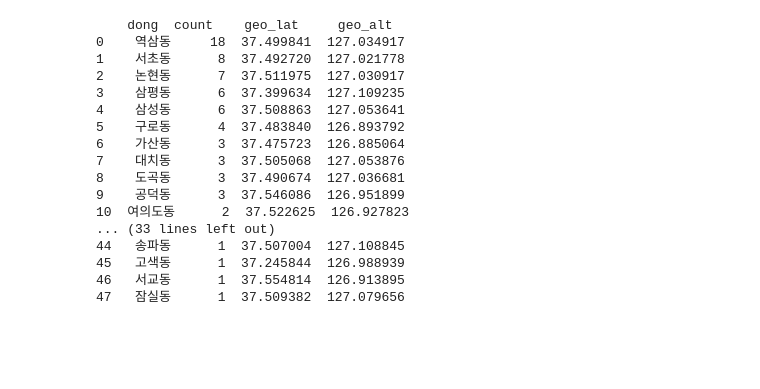
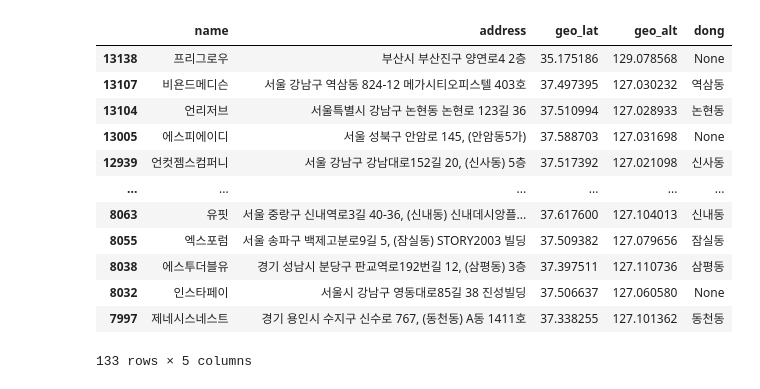
Before and after one commit to 2-de-1-1-1/visualization, a Jupyter notebook: company/bubble.ipynb, the cells around one changed output. Saved outputs shown, nothing was run; the diff lists cells and outputs as text; code cells hidden in the pictures; blank space fills up the shorter version.

```diff
--- a/company/bubble.ipynb
+++ b/company/bubble.ipynb
@@ -48,27 +60,16 @@ print(df_dong)
-# %%
-# 동 기준으로 위도와 경도의 평균 계산
-df_dong_mean = df.groupby('dong').agg({'geo_lat':'mean', 'geo_alt':'mean'}).reset_index()
-
-# 동별 개수와 평균 위도, 경도를 결합
-df_final = pd.merge(df_dong, df_dong_mean, on='dong')
-
-# 결과 출력
-print(df_final)
-# %% [output]
-    dong  count    geo_lat     geo_alt
-0    역삼동     18  37.499841  127.034917
-1    서초동      8  37.492720  127.021778
-2    논현동      7  37.511975  127.030917
-3    삼평동      6  37.399634  127.109235
-4    삼성동      6  37.508863  127.053641
-5    구로동      4  37.483840  126.893792
-6    가산동      3  37.475723  126.885064
-7    대치동      3  37.505068  127.053876
-8    도곡동      3  37.490674  127.036681
-9    공덕동      3  37.546086  126.951899
-10  여의도동      2  37.522625  126.927823
-... (33 lines left out)
-44   송파동      1  37.507004  127.108845
-45   고색동      1  37.245844  126.988939
-46   서교동      1  37.554814  126.913895
-47   잠실동      1  37.509382  127.079656
+# %%
+df
+# %% [output]
+|  | name | address | geo_lat | geo_alt | dong |
+| 13138 | 프리그로우 | 부산시 부산진구 양연로4 2층 | 35.175186 | 129.078568 | None |
+| 13107 | 비욘드메디슨 | 서울 강남구 역삼동 824-12 메가시티오피스텔 403호 | 37.497395 | 127.030232 | 역삼동 |
+| 13104 | 언리저브 | 서울특별시 강남구 논현동 논현로 123길 36 | 37.510994 | 127.028933 | 논현동 |
+| 13005 | 에스피에이디 | 서울 성북구 안암로 145, (안암동5가) | 37.588703 | 127.031698 | None |
+| 12939 | 언컷젬스컴퍼니 | 서울 강남구 강남대로152길 20, (신사동) 5층 | 37.517392 | 127.021098 | 신사동 |
+| ... | ... | ... | ... | ... | ... |
+| 8063 | 유핏 | 서울 중랑구 신내역로3길 40-36, (신내동) 신내데시앙플... | 37.617600 | 127.104013 | 신내동 |
+| 8055 | 엑스포럼 | 서울 송파구 백제고분로9길 5, (잠실동) STORY2003 빌딩 | 37.509382 | 127.079656 | 잠실동 |
+| 8038 | 에스투더블유 | 경기 성남시 분당구 판교역로192번길 12, (삼평동) 3층 | 37.397511 | 127.110736 | 삼평동 |
+| 8032 | 인스타페이 | 서울시 강남구 영동대로85길 38 진성빌딩 | 37.506637 | 127.060580 | None |
+| 7997 | 제네시스네스트 | 경기 용인시 수지구 신수로 767, (동천동) A동 1411호 | 37.338255 | 127.101362 | 동천동 |
+133 rows × 5 columns
```
Also changed, not shown: parts of 9 cells of this notebook.
